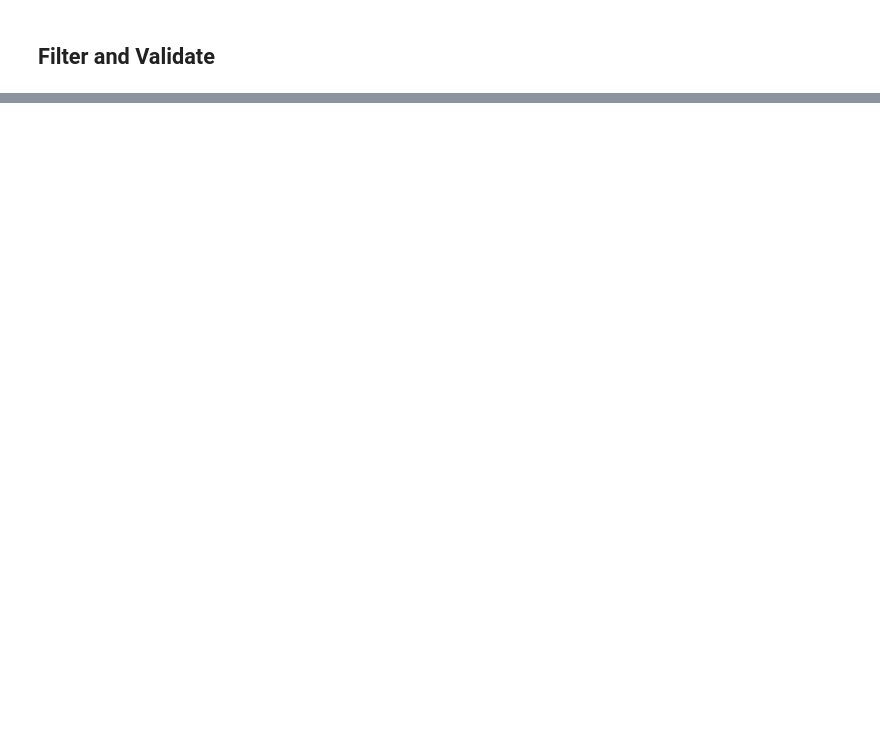
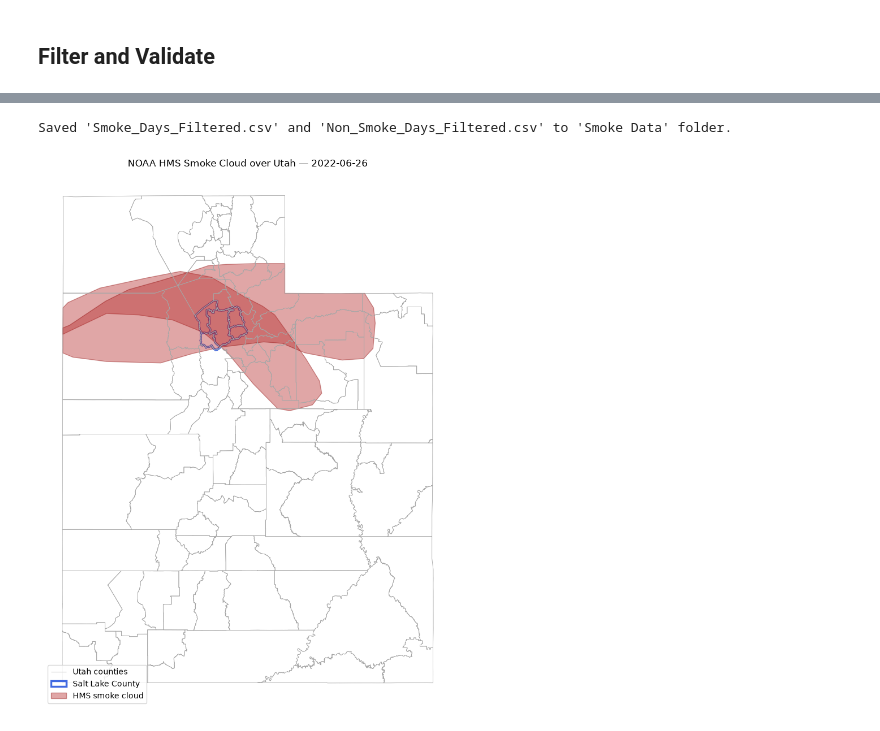
Before and after one commit to isaa-sudweeks/Isopleths, a Jupyter notebook: Notebooks/Smoke Code/SmokeFilters.ipynb, the cells around one changed output, grey strips where cells are left out. Saved outputs shown, nothing was run; the diff lists cells and outputs as text; code cells hidden in the pictures; blank space fills up the shorter version.

```diff
--- a/Notebooks/Smoke Code/SmokeFilters.ipynb
+++ b/Notebooks/Smoke Code/SmokeFilters.ipynb
@@ -118,5 +159,50 @@ print(non_smoke_df.head())
 # %%
 # Save Results
-smoke_df.to_csv('../../data/utah/filtered_by_clearing_index/Smoke_Split/Smoke/Weekend/summer.csv', index=False)
-non_smoke_df.to_csv('../../data/utah/filtered_by_clearing_index/Smoke_Split/No Smoke/Weekend/summer.csv', index=False)
+smoke_df.to_csv('/Users/isaacsudweeks/Desktop/Work/Improved_Isopleths/data/utah/data_up_to_2025/summed/SR_CI_filtered/Smoke/all_smoke_test.csv', index=False)
+non_smoke_df.to_csv('/Users/isaacsudweeks/Desktop/Work/Improved_Isopleths/data/utah/data_up_to_2025/summed/SR_CI_filtered/No_Smoke/no_smoke_test.csv', index=False)
 print("Saved 'Smoke_Days_Filtered.csv' and 'Non_Smoke_Days_Filtered.csv' to 'Smoke Data' folder.")
+# %% [output]
+Saved 'Smoke_Days_Filtered.csv' and 'Non_Smoke_Days_Filtered.csv' to 'Smoke Data' folder.
+# %%
+# Plot the HMS smoke cloud for one date relative to Utah and Salt Lake County
+import matplotlib.pyplot as plt
+
+plot_date = pd.to_datetime(input('Date to plot (YYYY-MM-DD): ')).date()
+smoke_path = get_smoke_file_path(plot_date, smoke_base_dir)
+
+if not os.path.exists(smoke_path):
+    raise FileNotFoundError(
+        f'No HMS smoke shapefile was found for {plot_date}: {smoke_path}'
+    )
+
+smoke_for_date = gpd.read_file(smoke_path)
+salt_lake_county = counties[
+    counties['COUNTYFP'].astype(str).str.zfill(3) == '035'
+].copy()
+
+# Put every layer in the county-file CRS before plotting. The full counties
+# layer supplies the Utah outline; Salt Lake County is emphasized separately.
+smoke_for_date = smoke_for_date.to_crs(counties.crs)
+smoke_over_utah = gpd.clip(smoke_for_date, counties.geometry.union_all())
+
+fig, ax = plt.subplots(figsize=(10, 10))
+counties.boundary.plot(ax=ax, color='0.65', linewidth=0.6, label='Utah counties')
+salt_lake_county.plot(
+    ax=ax, color='none', edgecolor='royalblue', linewidth=2.5,
+    label='Salt Lake County'
+)
+if smoke_over_utah.empty:
+    print(f'Smoke polygons exist for {plot_date}, but none overlap Utah.')
+else:
+    smoke_over_utah.plot(
+        ax=ax, color='firebrick', edgecolor='darkred', alpha=0.4,
+        label='HMS smoke cloud'
+    )
+
+ax.set_title(f'NOAA HMS Smoke Cloud over Utah — {plot_date}')
+ax.set_axis_off()
+ax.legend(loc='lower left')
+plt.tight_layout()
+plt.show()
+# %% [output]
+[figure, added]
```
Also changed, not shown: parts of 4 cells of this notebook, 16 other files.
